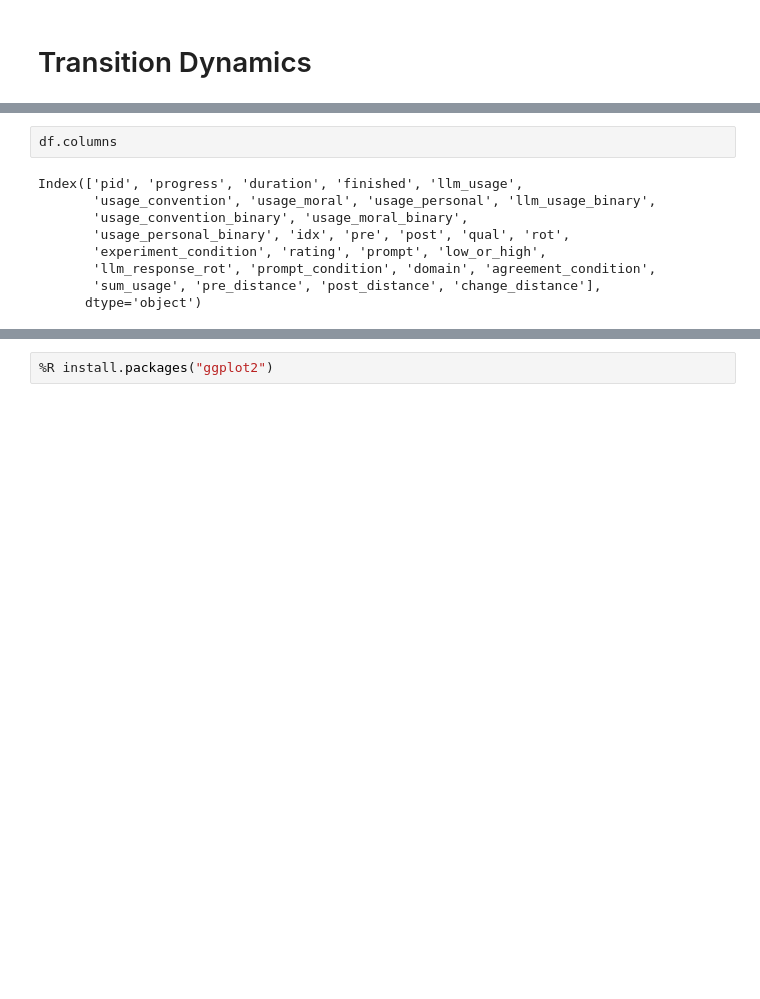
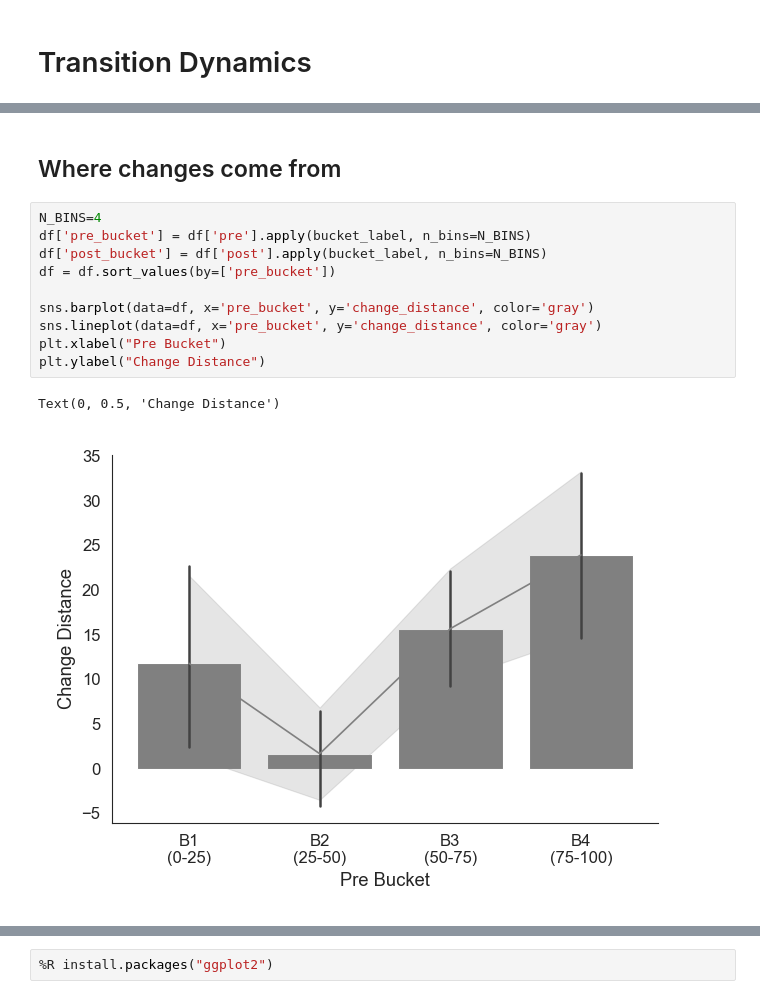
Before and after one commit to josh-ashkinaze/ssl, a Jupyter notebook: study2/6.3_analyze_init_norm_pilot.ipynb, the cells around one changed output, grey strips where cells are left out. Drawn from its saved outputs; the diff is of its cells as text; blank space fills up the shorter version.

```diff
--- a/study2/6.3_analyze_init_norm_pilot.ipynb
+++ b/study2/6.3_analyze_init_norm_pilot.ipynb
@@ -348,11 +332,15 @@ df
+# %% [markdown]
+## Where changes come from
 # %%
-df.columns
+N_BINS=4
+df['pre_bucket'] = df['pre'].apply(bucket_label, n_bins=N_BINS)
+df['post_bucket'] = df['post'].apply(bucket_label, n_bins=N_BINS)
+df = df.sort_values(by=['pre_bucket'])
+
+sns.barplot(data=df, x='pre_bucket', y='change_distance', color='gray')
+sns.lineplot(data=df, x='pre_bucket', y='change_distance', color='gray')
+plt.xlabel("Pre Bucket")
+plt.ylabel("Change Distance")
 # %% [output]
-Index(['pid', 'progress', 'duration', 'finished', 'llm_usage',
-       'usage_convention', 'usage_moral', 'usage_personal', 'llm_usage_binary',
-       'usage_convention_binary', 'usage_moral_binary',
-       'usage_personal_binary', 'idx', 'pre', 'post', 'qual', 'rot',
-       'experiment_condition', 'rating', 'prompt', 'low_or_high',
-       'llm_response_rot', 'prompt_condition', 'domain', 'agreement_condition',
-       'sum_usage', 'pre_distance', 'post_distance', 'change_distance'],
-      dtype='object')
+Text(0, 0.5, 'Change Distance')
+[figure, added]
```
Also changed, not shown: parts of 6 cells of this notebook.
